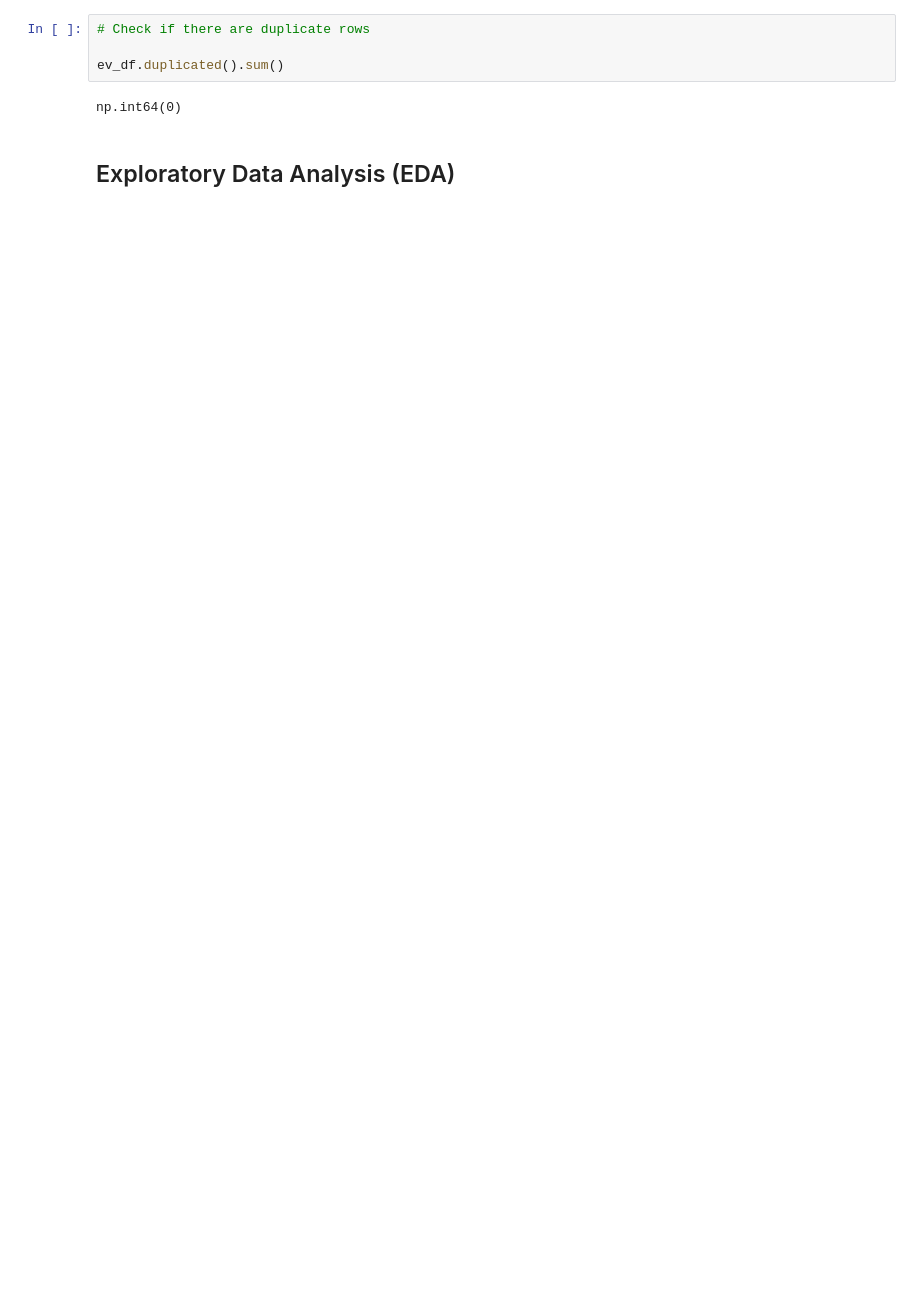
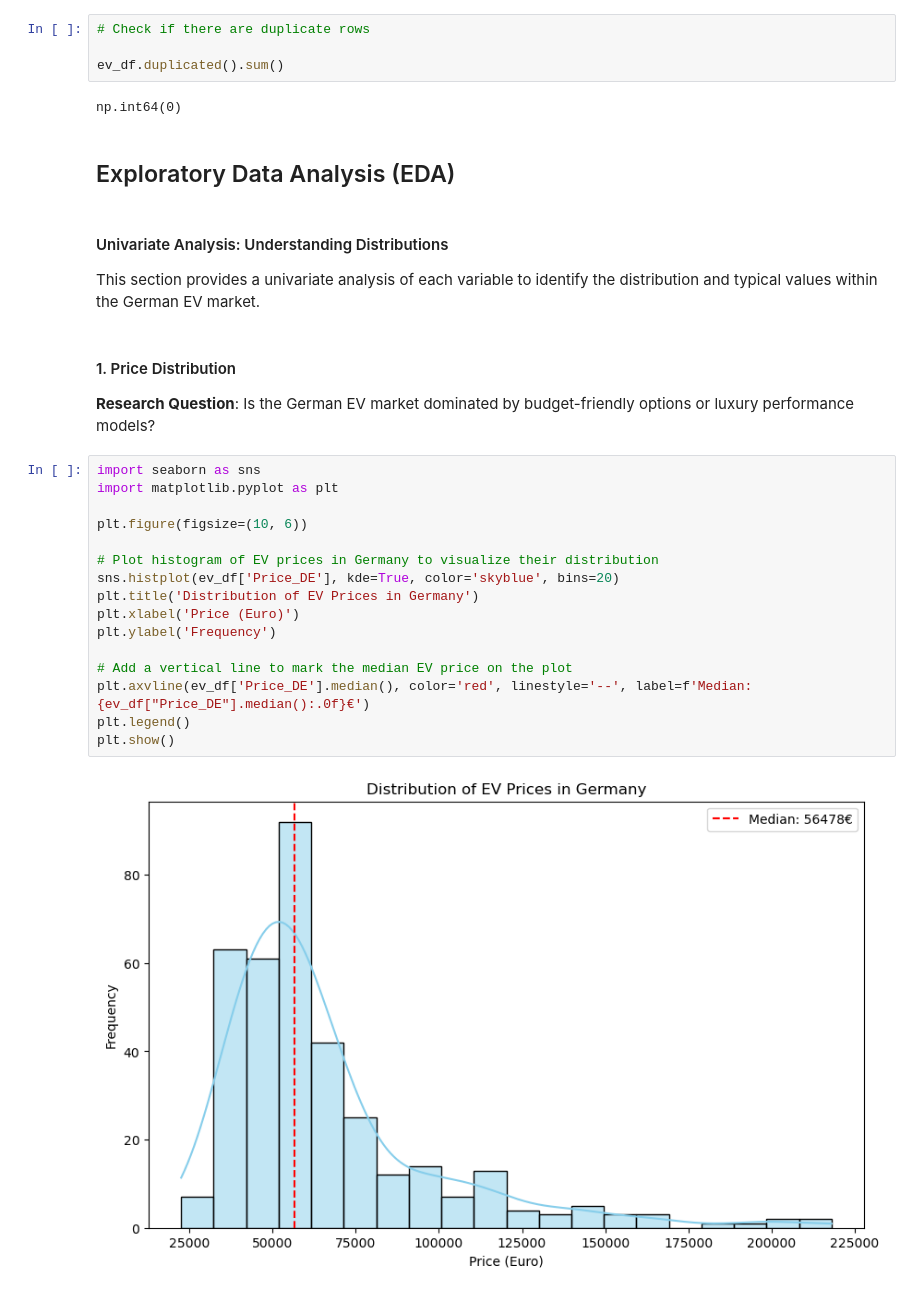
Before and after one commit to divyadas176/Electric_Vehicle_Analysis, a Jupyter notebook: Electric_Vehicle_Analysis.ipynb, the cells around one changed output. Saved outputs shown, nothing was run; the diff lists cells and outputs as text; blank space fills up the shorter version.

Commit message:
A few data analysis are done
A few data analysis are done

```diff
--- a/Electric_Vehicle_Analysis.ipynb
+++ b/Electric_Vehicle_Analysis.ipynb
@@ -358,3 +358,29 @@ ev_df.duplicated().sum()
 np.int64(0)
 # %% [markdown]
 ## Exploratory Data Analysis (EDA)
+# %% [markdown]
+#### Univariate Analysis: Understanding Distributions
+
+This section provides a univariate analysis of each variable to identify the distribution and typical values within the German EV market.
+# %% [markdown]
+#### 1. Price Distribution
+
+**Research Question**: Is the German EV market dominated by budget-friendly options or luxury performance models?
+# %%
+import seaborn as sns
+import matplotlib.pyplot as plt
+
+plt.figure(figsize=(10, 6))
+
+# Plot histogram of EV prices in Germany to visualize their distribution
+sns.histplot(ev_df['Price_DE'], kde=True, color='skyblue', bins=20)
+plt.title('Distribution of EV Prices in Germany')
+plt.xlabel('Price (Euro)')
+plt.ylabel('Frequency')
+
+# Add a vertical line to mark the median EV price on the plot
+plt.axvline(ev_df['Price_DE'].median(), color='red', linestyle='--', label=f'Median: {ev_df["Price_DE"].median():.0f}€')
+plt.legend()
+plt.show()
+# %% [output]
+[figure, added]
```
Also changed, not shown: parts of 20 cells of this notebook.
